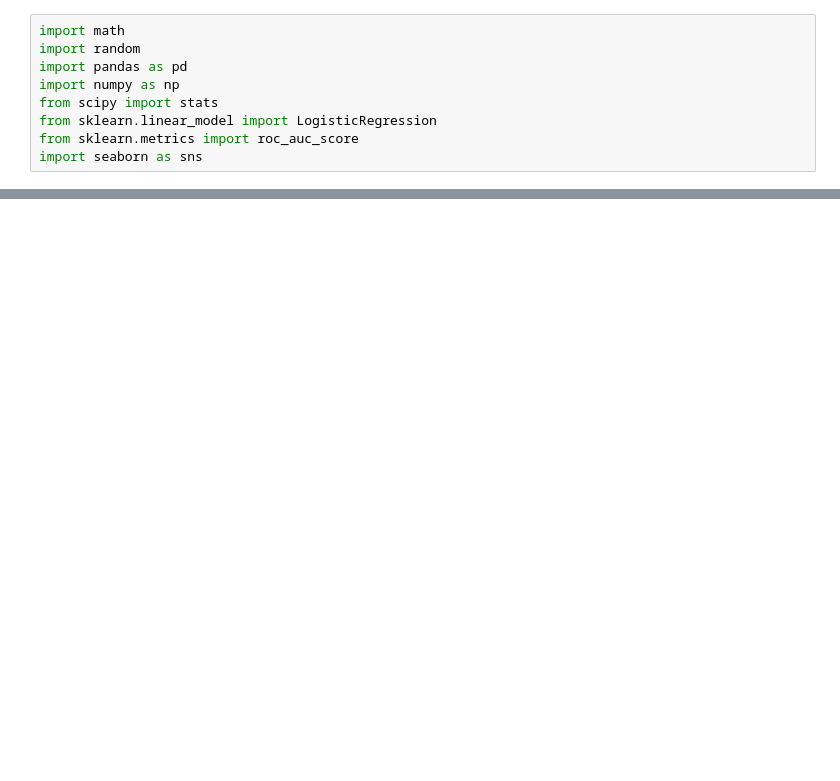
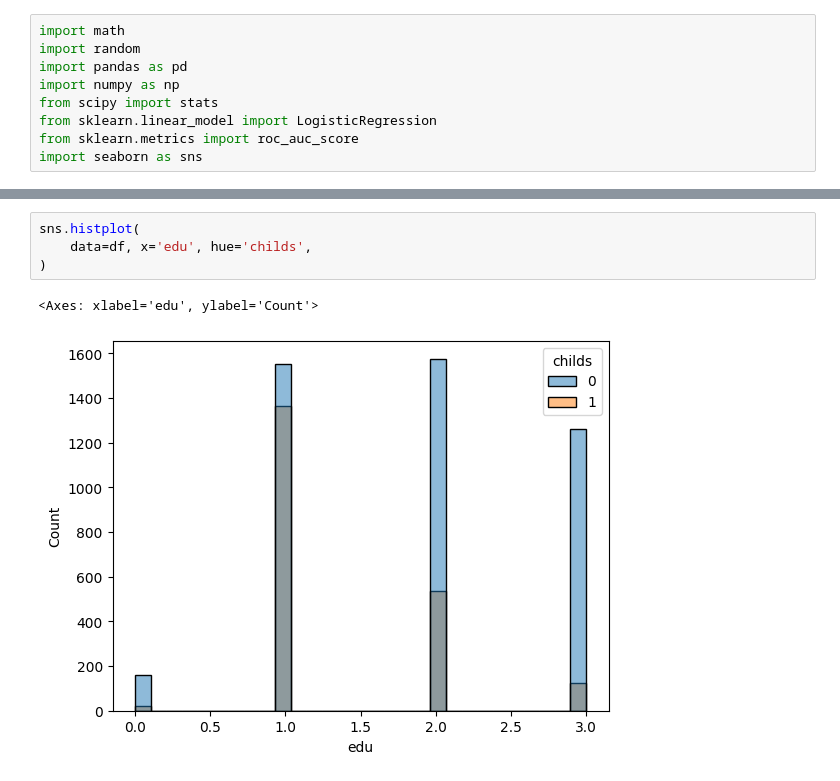
Before and after one commit to wwwwwwwwwwwwwwwwwwwwwwwwwwwwwww122/dissertation, a Jupyter notebook: main.ipynb, the cells around one changed output, grey strips where cells are left out. Drawn from its saved outputs; the diff is of its cells as text; blank space fills up the shorter version.

```diff
--- a/main.ipynb
+++ b/main.ipynb
@@ -207,0 +266,7 @@ df = df.fillna(0)
+# %%
+sns.histplot(
+    data=df, x='edu', hue='childs',
+)
+# %% [output]
+<Axes: xlabel='edu', ylabel='Count'>
+[figure, added]
```
Also changed, not shown: parts of 13 cells of this notebook, 1 other file.
